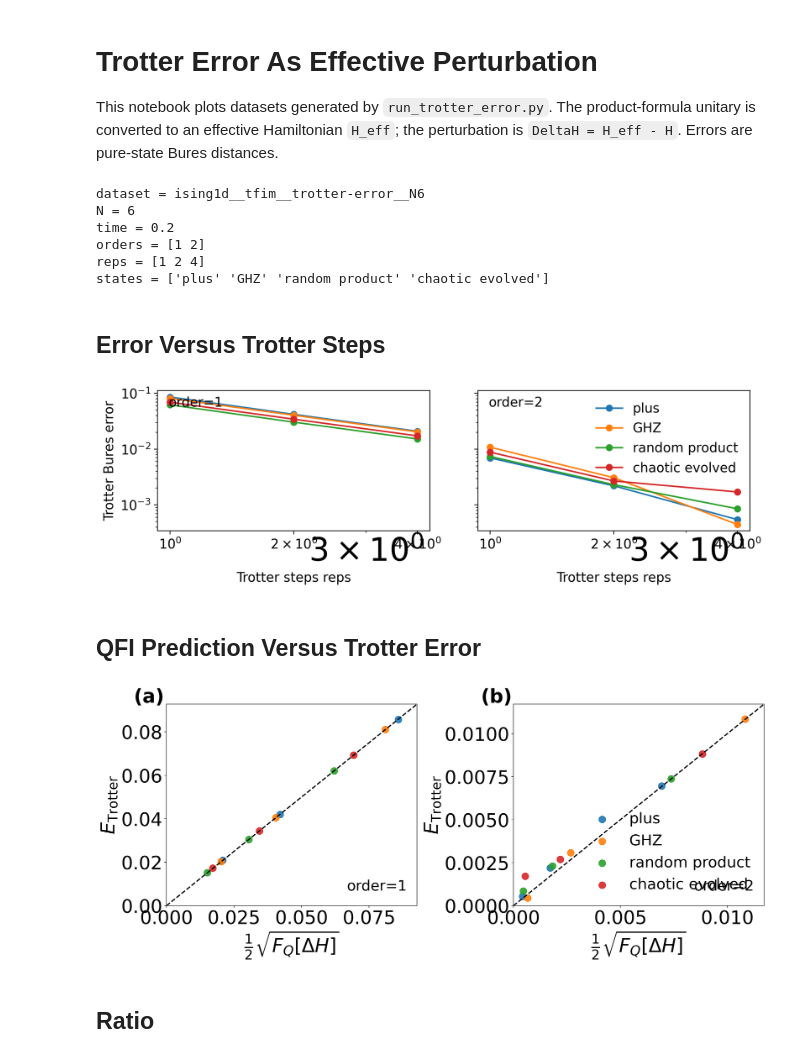
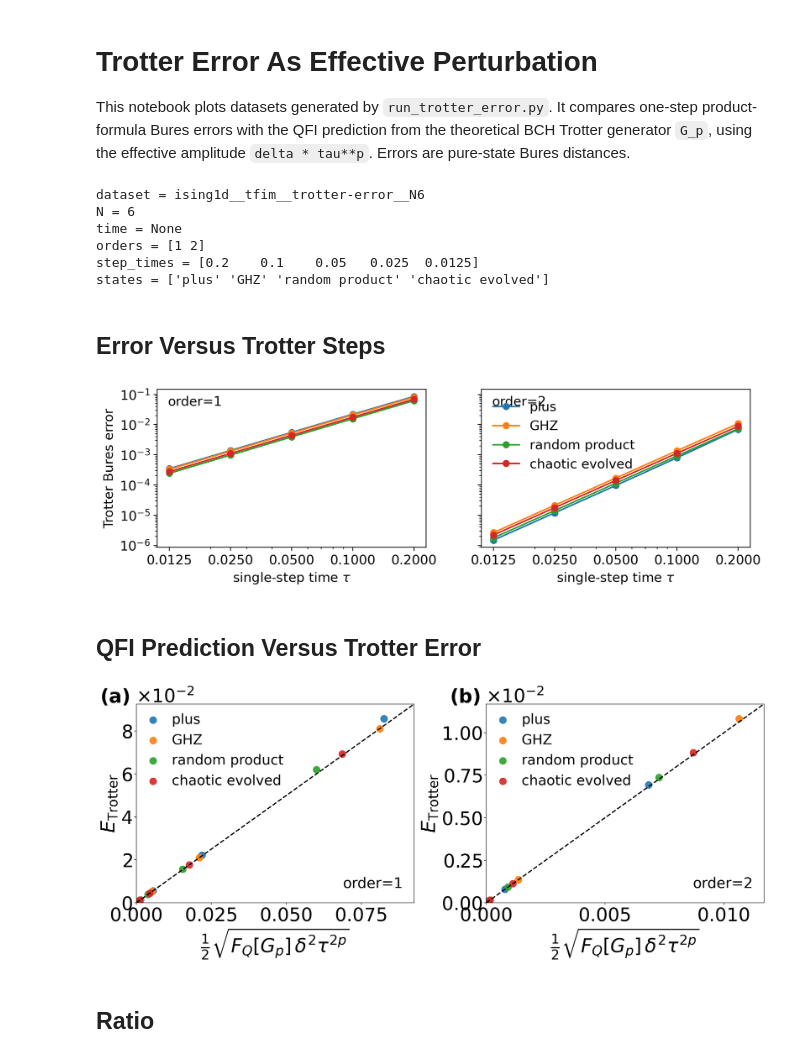
Before and after one commit to Xran-ZH/Sensing-vs-Simulation, a Jupyter notebook: trotter_error_figures.ipynb, the cells around one changed output. Cells and saved outputs as stored; diff of their text form; code cells hidden in the pictures.

```diff
--- a/trotter_error_figures.ipynb
+++ b/trotter_error_figures.ipynb
@@ -1,7 +1,7 @@
 # %% [markdown]
 # Trotter Error As Effective Perturbation
 
-This notebook plots datasets generated by `run_trotter_error.py`. The product-formula unitary is converted to an effective Hamiltonian `H_eff`; the perturbation is `DeltaH = H_eff - H`. Errors are pure-state Bures distances.
+This notebook plots datasets generated by `run_trotter_error.py`. It compares one-step product-formula Bures errors with the QFI prediction from the theoretical BCH Trotter generator `G_p`, using the effective amplitude `delta * tau**p`. Errors are pure-state Bures distances.
 # %%
 import json
 from pathlib import Path
@@ -45,7 +46,7 @@ def choose_dataset(data_dir, experiment_name="trotter_error"):
 dataset_name, config, data = choose_dataset(DATA_DIR)
 
 orders = data["orders"]
-reps = data["reps"]
+step_times = data["step_times"]
 state_labels = data["state_labels"]
 trotter_error = data["trotter_error"]
 qfi_error = data["qfi_error"]
@@ -56,35 +57,35 @@ print("dataset =", dataset_name)
 print("N =", config["n"])
 print("time =", config["time"])
 print("orders =", orders)
-print("reps =", reps)
+print("step_times =", step_times)
 print("states =", state_labels)
 # %% [output]
 dataset = ising1d__tfim__trotter-error__N6
 N = 6
-time = 0.2
+time = None
 orders = [1 2]
-reps = [1 2 4]
+step_times = [0.2    0.1    0.05   0.025  0.0125]
 states = ['plus' 'GHZ' 'random product' 'chaotic evolved']
 # %% [markdown]
 ## Error Versus Trotter Steps
 # %%
 fig, axes = plt.subplots(1, len(orders), figsize=(5.0 * len(orders), 3.6), sharey=True)
 if len(orders) == 1:
     axes = [axes]
 
 for order_index, (order, ax) in enumerate(zip(orders, axes)):
     for state_index, label in enumerate(state_labels):
-        ax.loglog(reps, trotter_error[order_index, state_index], marker="o", label=str(label))
-    ax.set_xlabel("Trotter steps reps",fontsize=13)
+        ax.loglog(step_times, trotter_error[order_index, state_index], marker="o", label=str(label))
+    ax.set_xlabel(r"single-step time $\tau$",fontsize=13)
     ax.text(0.04, 0.96, f"order={order}", transform=ax.transAxes, ha="left", va="top", fontsize=13)
     ax.xaxis.set_major_formatter(plt.ScalarFormatter())
-    ax.set_xticks(reps)
+    ax.set_xticks(step_times)
     ax.tick_params(axis="both", which="major", labelsize=13)
 axes[0].set_ylabel("Trotter Bures error",fontsize=13)
 axes[-1].legend(frameon=False,fontsize=13)
 fig.tight_layout()
 # %% [output]
-[figure, old version]
+[figure, new version]
 # %% [markdown]
 ## QFI Prediction Versus Trotter Error
 # %%
@@ -95,7 +96,7 @@ if len(orders) == 1:
 for order_index, (order, ax) in enumerate(zip(orders, axes)):
     x = qfi_error[order_index].ravel()
     y = trotter_error[order_index].ravel()
-    labels = np.repeat(state_labels, len(reps))
+    labels = np.repeat(state_labels, len(step_times))
     for label in state_labels:
         mask = labels == label
         ax.scatter(x[mask], y[mask], label=str(label), alpha=0.9, s=140)
@@ -103,16 +104,18 @@ for order_index, (order, ax) in enumerate(zip(orders, axes)):
     ax.plot([0, lim], [0, lim], color="black", lw=2.1, ls="--")
     ax.set_xlim(0, lim)
     ax.set_ylim(0, lim)
-    ax.set_xlabel(r"$\frac{1}{2}\sqrt{F_Q[\Delta H]}$")
+    ax.set_xlabel(r"$\frac{1}{2}\sqrt{F_Q[G_p]\,\delta^2\tau^{2p}}$")
     ax.set_ylabel(r"$E_{\mathrm{Trotter}}$")
     ax.tick_params(axis="both", which="major", labelsize=32)
+    ax.yaxis.set_major_formatter(ScalarFormatter(useMathText=True))
+    ax.ticklabel_format(axis="y", style="sci", scilimits=(0, 0))
     ax.text(-0.13, 1.08, f"({chr(97 + order_index)})", transform=ax.transAxes, ha="left", va="top", fontsize=33, fontweight="bold", clip_on=False)
     ax.text(0.96, 0.06, f"order={order}", transform=ax.transAxes, ha="right", va="bottom", fontsize=25)
-axes[-1].legend(frameon=False, loc="lower right")
-fig.savefig(FIGURE_DIR / "trotter_tradeoff.pdf", bbox_inches="tight")
-fig.savefig(FIGURE_DIR / "trotter_tradeoff.png", bbox_inches="tight")
+    ax.legend(frameon=False, loc="upper left", fontsize=24, handlelength=1.1, borderaxespad=0.25)
+fig.savefig(FIGURE_DIR / "trotter_tradeoff.pdf", bbox_inches="tight", pad_inches=0.08)
+fig.savefig(FIGURE_DIR / "trotter_tradeoff.png", bbox_inches="tight", pad_inches=0.08)
 # %% [output]
-[figure, old version]
+[figure, new version]
 # %% [markdown]
 ## Ratio
 # %%
```
Also changed, not shown: parts of 2 cells of this notebook, 13 other files.
